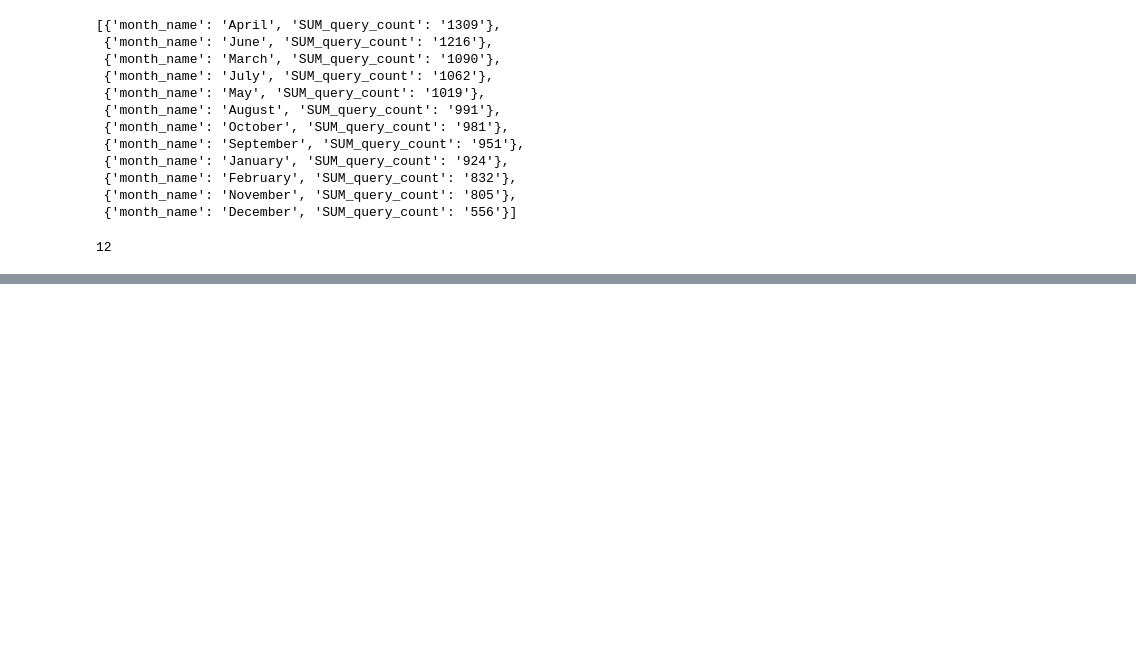
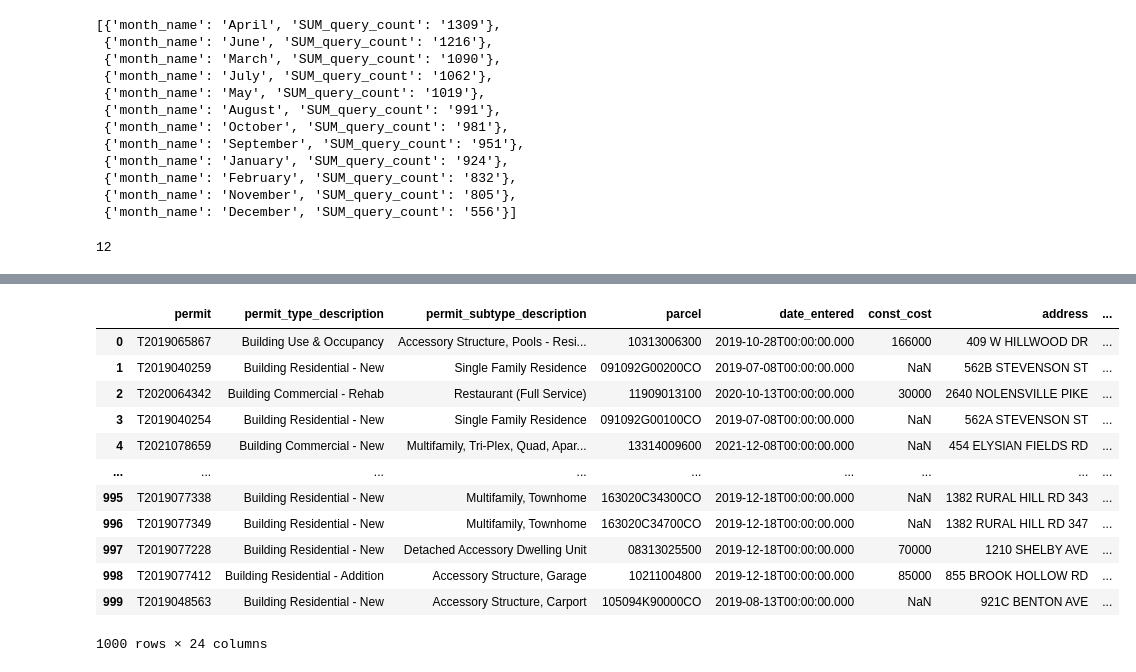
Before and after one commit to NSS-Data-Analytics-Cohort-6/socrata-api-LJRollerII, a Jupyter notebook: notebooks/socrata_api.ipynb, the cells around one changed output, grey strips where cells are left out. Saved outputs shown, nothing was run; the diff lists cells and outputs as text; code cells hidden in the pictures; blank space fills up the shorter version.

```diff
--- a/notebooks/socrata_api.ipynb
+++ b/notebooks/socrata_api.ipynb
@@ -190,0 +276,20 @@ len(restms)
+# %%
+endpoint_bp = 'https://data.nashville.gov/resource/kqff-rxj8.json'
+response_bp = requests.get(endpoint_bp)
+res_bp = response_bp.json()
+resbp_df = pd.DataFrame(res_bp)
+resbp_df
+# %% [output]
+|  | permit | permit_type_description | permit_subtype_description | parcel | date_entered | const_cost | address | ... |
+| 0 | T2019065867 | Building Use & Occupancy | Accessory Structure, Pools - Resi... | 10313006300 | 2019-10-28T00:00:00.000 | 166000 | 409 W HILLWOOD DR | ... |
+| 1 | T2019040259 | Building Residential - New | Single Family Residence | 091092G00200CO | 2019-07-08T00:00:00.000 | NaN | 562B STEVENSON ST | ... |
+| 2 | T2020064342 | Building Commercial - Rehab | Restaurant (Full Service) | 11909013100 | 2020-10-13T00:00:00.000 | 30000 | 2640 NOLENSVILLE PIKE | ... |
+| 3 | T2019040254 | Building Residential - New | Single Family Residence | 091092G00100CO | 2019-07-08T00:00:00.000 | NaN | 562A STEVENSON ST | ... |
+| 4 | T2021078659 | Building Commercial - New | Multifamily, Tri-Plex, Quad, Apar... | 13314009600 | 2021-12-08T00:00:00.000 | NaN | 454 ELYSIAN FIELDS RD | ... |
+| ... | ... | ... | ... | ... | ... | ... | ... | ... |
+| 995 | T2019077338 | Building Residential - New | Multifamily, Townhome | 163020C34300CO | 2019-12-18T00:00:00.000 | NaN | 1382 RURAL HILL RD 343 | ... |
+| 996 | T2019077349 | Building Residential - New | Multifamily, Townhome | 163020C34700CO | 2019-12-18T00:00:00.000 | NaN | 1382 RURAL HILL RD 347 | ... |
+| 997 | T2019077228 | Building Residential - New | Detached Accessory Dwelling Unit | 08313025500 | 2019-12-18T00:00:00.000 | 70000 | 1210 SHELBY AVE | ... |
+| 998 | T2019077412 | Building Residential - Addition | Accessory Structure, Garage | 10211004800 | 2019-12-18T00:00:00.000 | 85000 | 855 BROOK HOLLOW RD | ... |
+| 999 | T2019048563 | Building Residential - New | Accessory Structure, Carport | 105094K90000CO | 2019-08-13T00:00:00.000 | NaN | 921C BENTON AVE | ... |
+1000 rows × 24 columns
```
Also changed, not shown: parts of 20 cells of this notebook.
